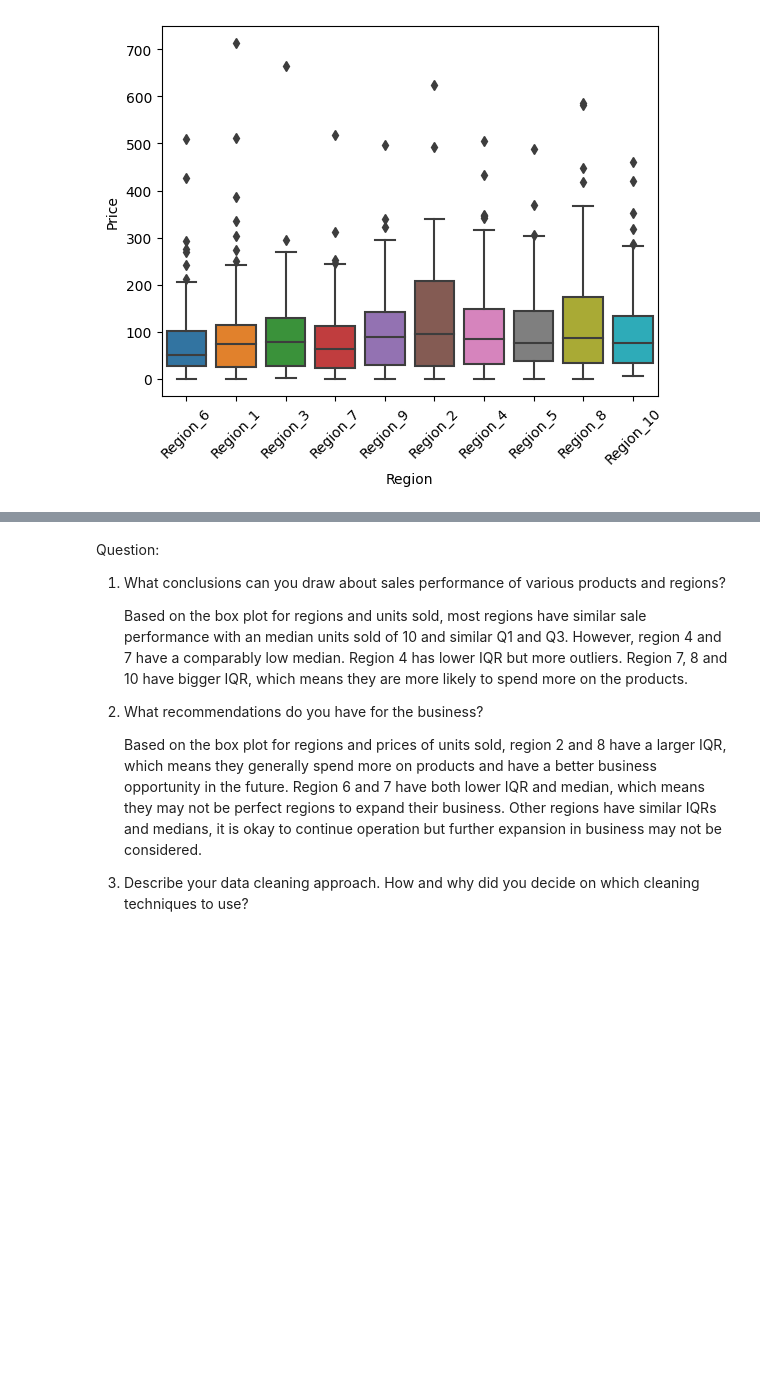
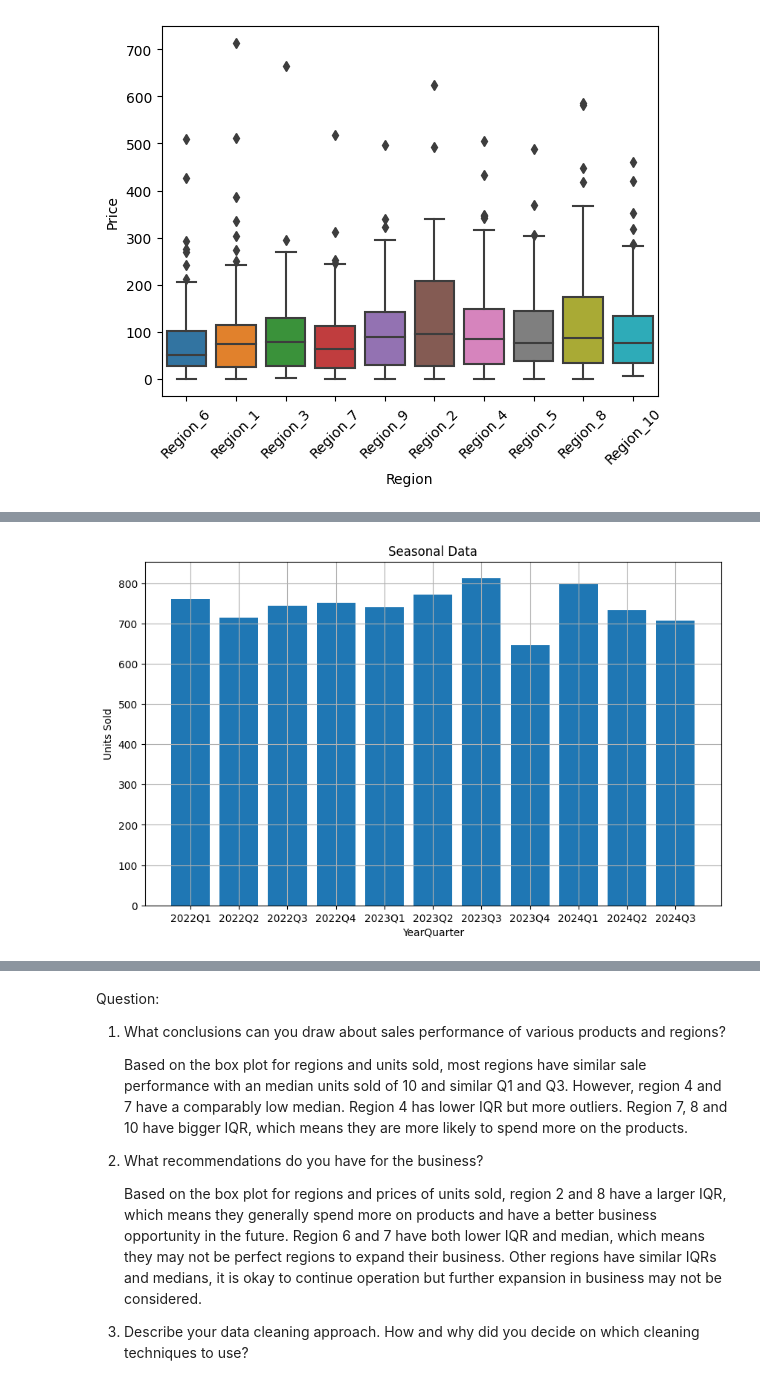
Before and after one commit to RandyLuChang/schulich_data_science, a Jupyter notebook: assignment1.ipynb, the cells around one changed output, grey strips where cells are left out. Saved outputs shown, nothing was run; the diff lists cells and outputs as text; code cells hidden in the pictures; blank space fills up the shorter version.

```diff
--- a/assignment1.ipynb
+++ b/assignment1.ipynb
@@ -145,3 +146,8 @@ plt.xticks(rotation = 45)
   Text(8, 0, 'Region_8'),
   Text(9, 0, 'Region_10')])
 [figure]
+# %%
+df['Quarter'] = pd.to_datetime(df['Sale Date']).dt.quarter
+grouped = df.groupby('Quarter')
+merged_df = pd.concat([grouped.get_group(quarter) for quarter in grouped.groups], axis=0)
+merged_df
@@ -147,0 +168,5 @@ plt.xticks(rotation = 45)
+# %%
+df['Year'] = pd.to_datetime(df['Sale Date']).dt.year
+df['Quarter'] = pd.to_datetime(df['Sale Date']).dt.quarter
+df['YearQuarter'] = df['Year'].astype(str) + 'Q' + df['Quarter'].astype(str)
+df
@@ -147,0 +187,22 @@ plt.xticks(rotation = 45)
+# %%
+grouped = df.groupby('YearQuarter')['Units Sold'].sum().reset_index()
+plt.figure(figsize=(10, 6))
+
+# 绘制条形图
+plt.bar(grouped['YearQuarter'], grouped['Units Sold'])
+
+# 添加标题和标签
+plt.title('Seasonal Data')
+plt.xlabel('YearQuarter')
+plt.ylabel('Units Sold')
+
+# 自定义刻度标签（可选）
+# plt.xticks(grouped['YearQuarter'])  # 如果需要自定义刻度标签，取消注释此行
+
+# 显示网格线（可选）
+plt.grid(True)
+
+# 显示图形
+plt.show()
+# %% [output]
+[figure, added]
```
Also changed, not shown: parts of 4 cells of this notebook.
